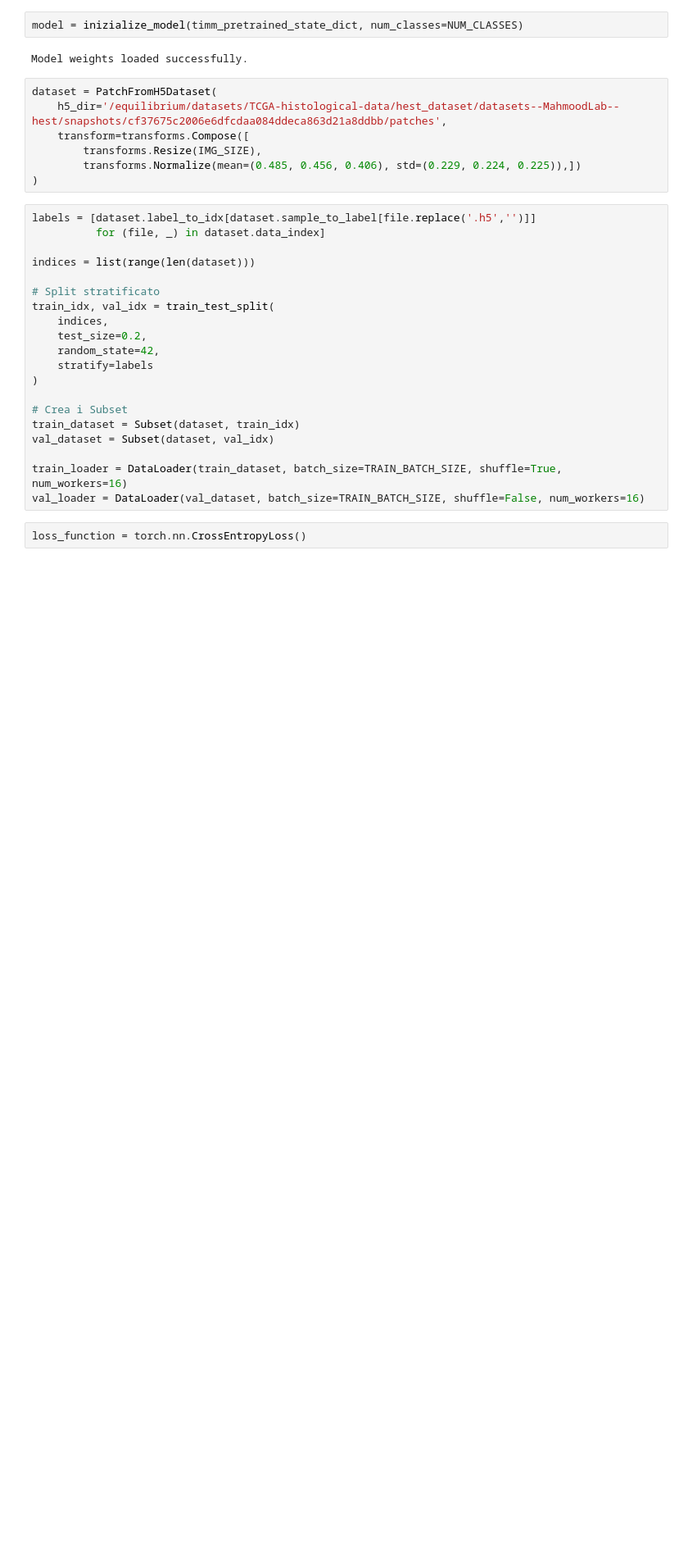
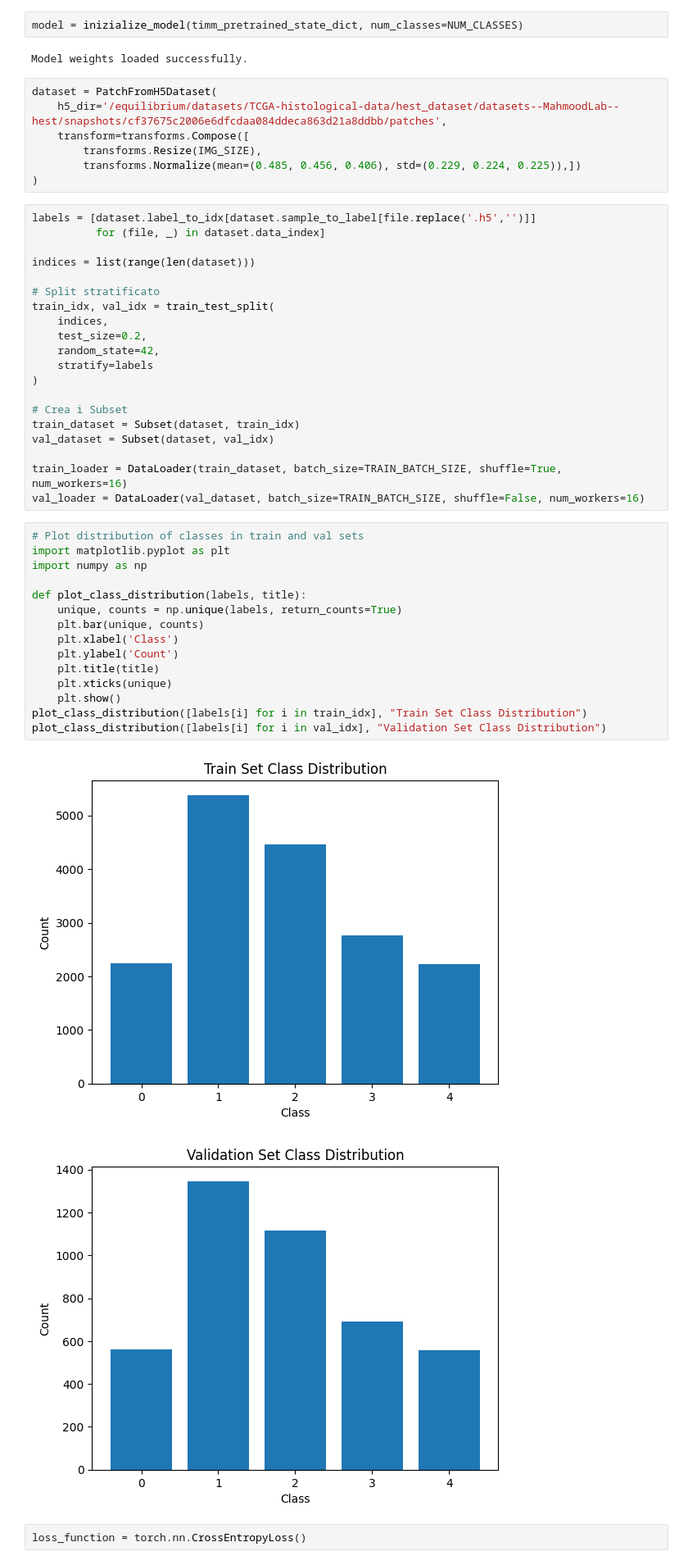
Before and after one commit to vincenzocivale/UNI_UCB2, a Jupyter notebook: main.ipynb, the cells around one changed output. Shown at 82% size. Saved outputs shown, nothing was run; the diff lists cells and outputs as text; blank space fills up the shorter version.

```diff
--- a/main.ipynb
+++ b/main.ipynb
@@ -56,6 +56,24 @@ val_dataset = Subset(dataset, val_idx)
 
 train_loader = DataLoader(train_dataset, batch_size=TRAIN_BATCH_SIZE, shuffle=True, num_workers=16)
 val_loader = DataLoader(val_dataset, batch_size=TRAIN_BATCH_SIZE, shuffle=False, num_workers=16)
+# %%
+# Plot distribution of classes in train and val sets
+import matplotlib.pyplot as plt
+import numpy as np
+
+def plot_class_distribution(labels, title):
+    unique, counts = np.unique(labels, return_counts=True)
+    plt.bar(unique, counts)
+    plt.xlabel('Class')
+    plt.ylabel('Count')
+    plt.title(title)
+    plt.xticks(unique)
+    plt.show()
+plot_class_distribution([labels[i] for i in train_idx], "Train Set Class Distribution")
+plot_class_distribution([labels[i] for i in val_idx], "Validation Set Class Distribution")
+# %% [output]
+[figure, added]
+[figure, added]
 # %%
 loss_function = torch.nn.CrossEntropyLoss()
 # %%
```
Also changed, not shown: parts of 3 cells of this notebook, 7 other files.
